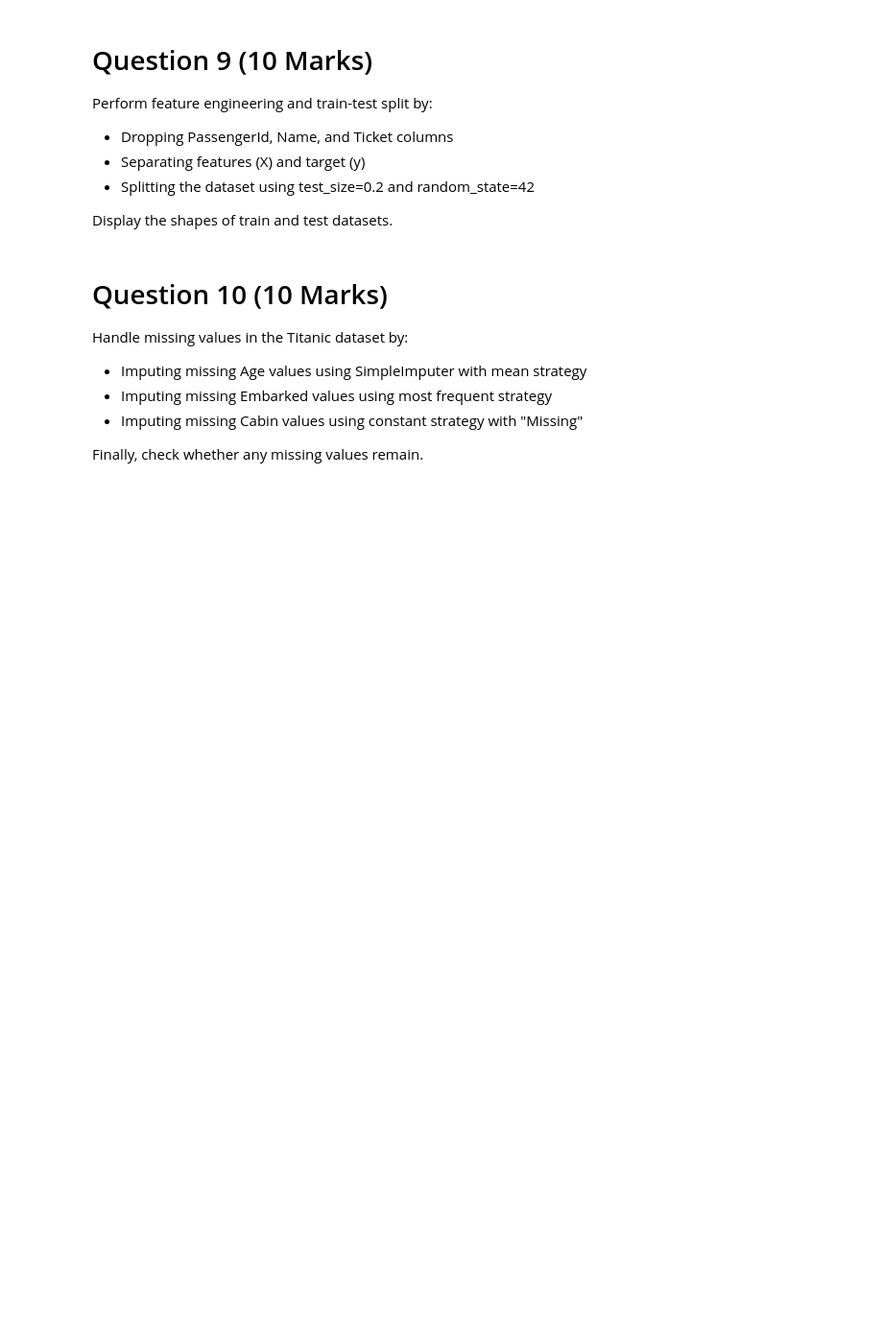
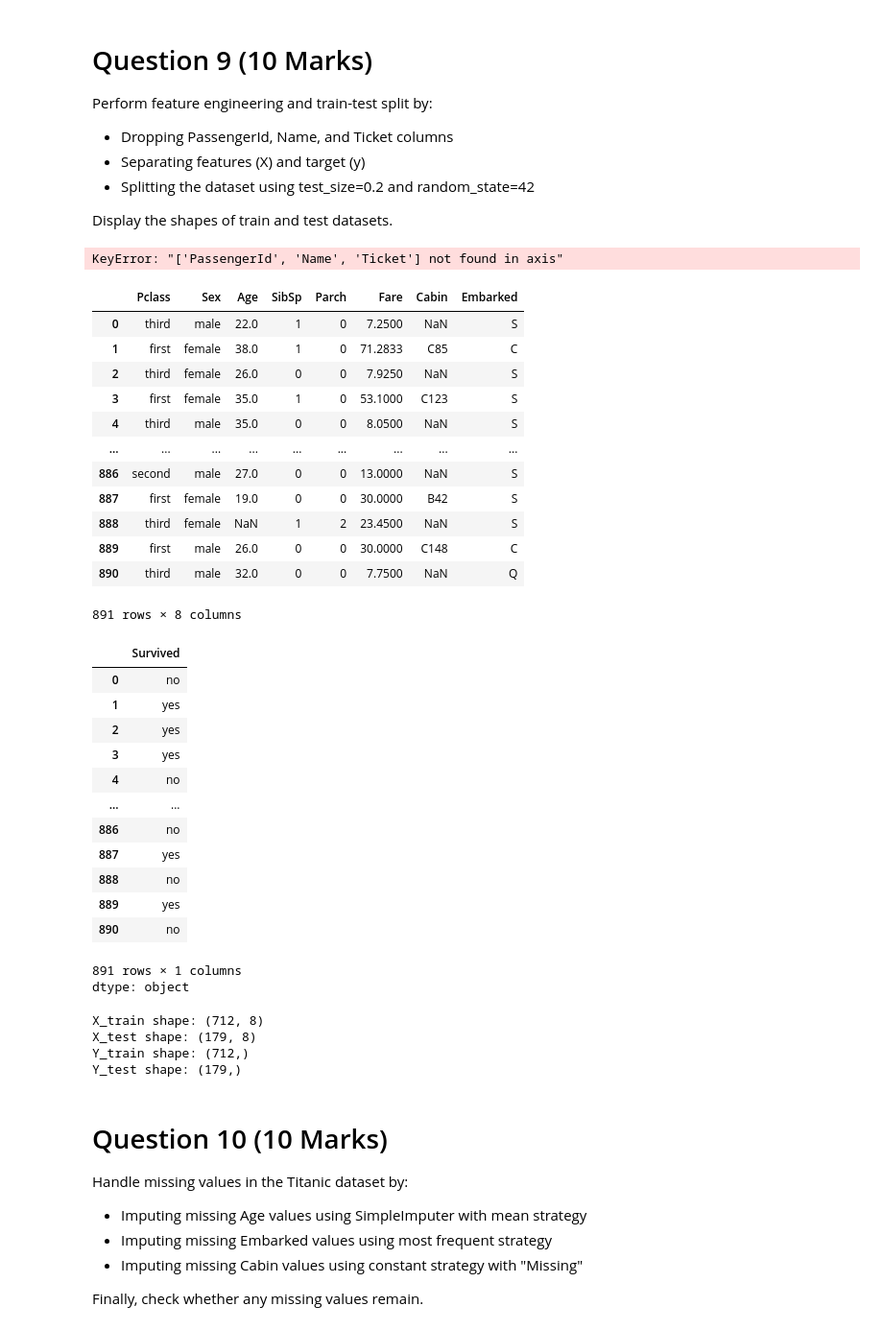
Before and after one commit to Radiat09/colab, a Jupyter notebook: ML_Assignment_01_ans.ipynb, the cells around one changed output. Shown at 96% size. Saved outputs shown, nothing was run; the diff lists cells and outputs as text; code cells hidden in the pictures; blank space fills up the shorter version.

Commit message:
Question 9: Perform feature engineering and train-test split

```diff
--- a/ML_Assignment_01_ans.ipynb
+++ b/ML_Assignment_01_ans.ipynb
@@ -288,3 +288,44 @@ Perform feature engineering and train-test split by:
 - Splitting the dataset using test_size=0.2 and random_state=42
 
 Display the shapes of train and test datasets.
+# %%
+# remove unnessesary columns (Dropping PassengerId, Name, and Ticket columns)
+df.drop(["PassengerId","Name","Ticket"],axis=1, inplace=True)
+# %% [output]
+KeyError: "['PassengerId', 'Name', 'Ticket'] not found in axis"
+# %%
+# Separating features (X) and target (y)
+x = df.drop(["Survived"], axis=1)
+
+y = df['Survived']
+
+display(x)
+y
+# %% [output]
+|  | Pclass | Sex | Age | SibSp | Parch | Fare | Cabin | Embarked |
+| 0 | third | male | 22.0 | 1 | 0 | 7.2500 | NaN | S |
+| 1 | first | female | 38.0 | 1 | 0 | 71.2833 | C85 | C |
+| 2 | third | female | 26.0 | 0 | 0 | 7.9250 | NaN | S |
+| 3 | first | female | 35.0 | 1 | 0 | 53.1000 | C123 | S |
+| 4 | third | male | 35.0 | 0 | 0 | 8.0500 | NaN | S |
+| ... | ... | ... | ... | ... | ... | ... | ... | ... |
+| 886 | second | male | 27.0 | 0 | 0 | 13.0000 | NaN | S |
+| 887 | first | female | 19.0 | 0 | 0 | 30.0000 | B42 | S |
+| 888 | third | female | NaN | 1 | 2 | 23.4500 | NaN | S |
+| 889 | first | male | 26.0 | 0 | 0 | 30.0000 | C148 | C |
+| 890 | third | male | 32.0 | 0 | 0 | 7.7500 | NaN | Q |
+891 rows × 8 columns
+|  | Survived |
+| 0 | no |
+| 1 | yes |
+| 2 | yes |
+| 3 | yes |
+| 4 | no |
+| ... | ... |
+| 886 | no |
+| 887 | yes |
+| 888 | no |
+| 889 | yes |
+| 890 | no |
+891 rows × 1 columns
+dtype: object
@@ -291,3 +335,13 @@ Display the shapes of train and test datasets.
+# %%
+print("X_train shape:", X_train.shape)
+print("X_test shape:", X_test.shape)
+print("Y_train shape:", Y_train.shape)
+print("Y_test shape:", Y_test.shape)
+# %% [output]
+X_train shape: (712, 8)
+X_test shape: (179, 8)
+Y_train shape: (712,)
+Y_test shape: (179,)
 # %% [markdown]
 # Question 10 (10 Marks)
 Handle missing values in the Titanic dataset by:
```
Also changed, not shown: parts of 1 cell of this notebook.
